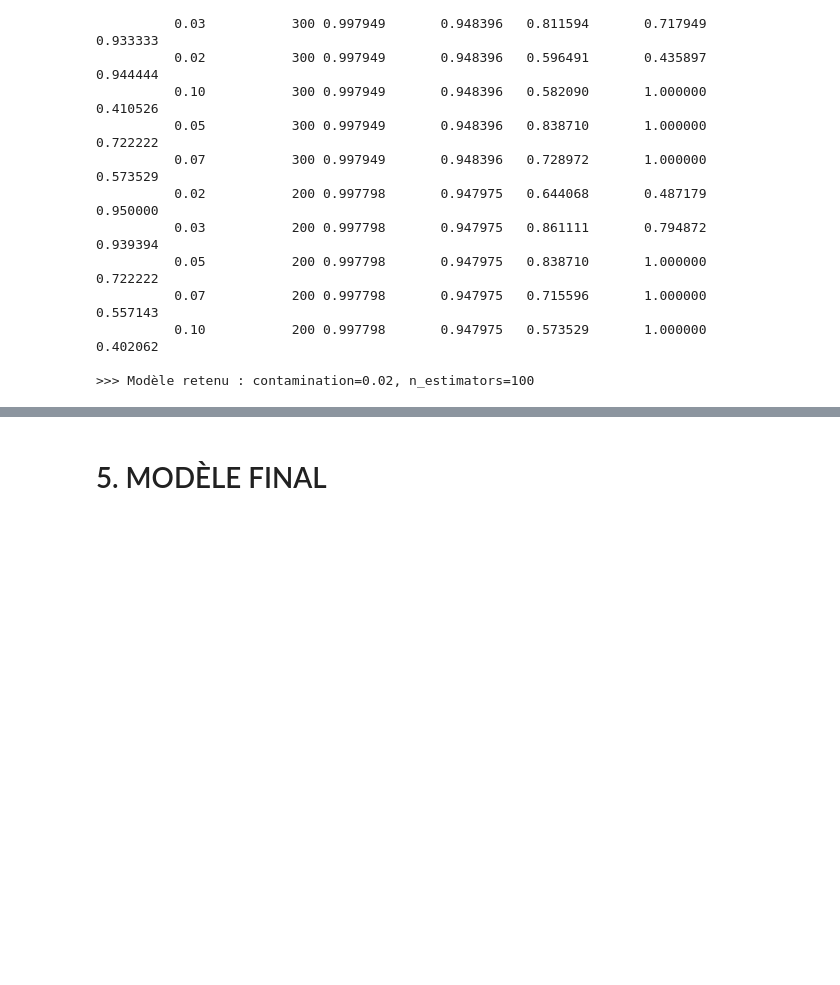
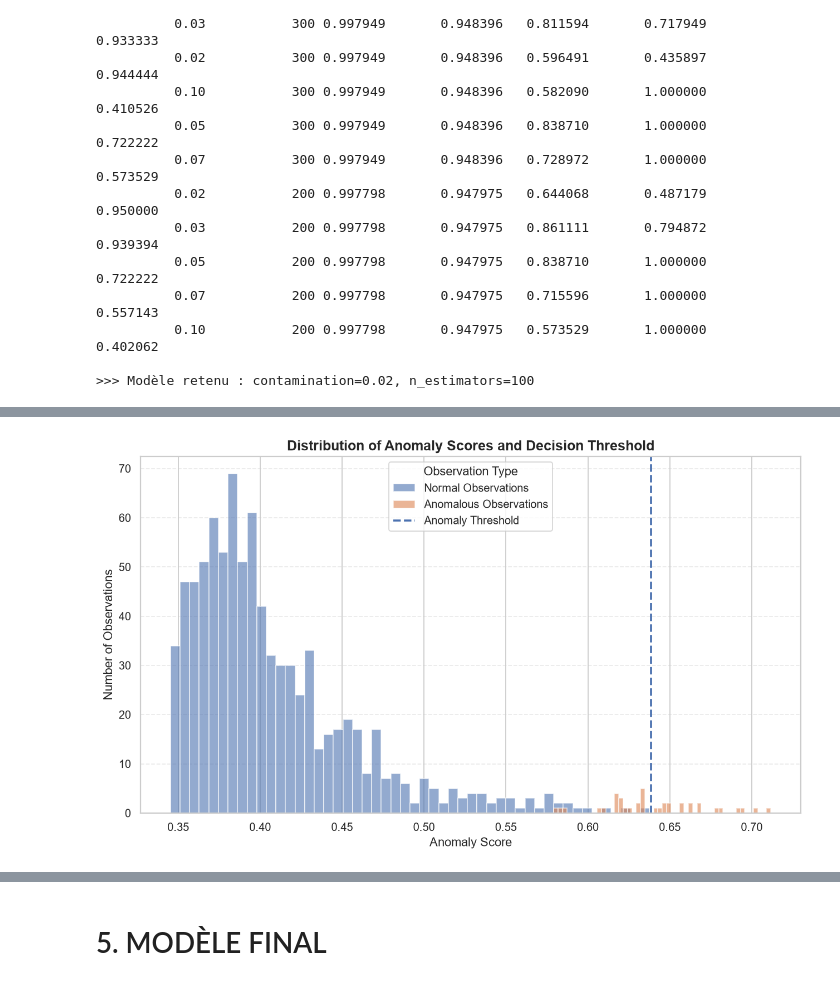
Before and after one commit to majda-soussia/Api-anomaly-detection, a Jupyter notebook: ML/isolation_forest_unsupervised.ipynb, the cells around one changed output, grey strips where cells are left out. Drawn from its saved outputs; the diff is of its cells as text; code cells hidden in the pictures; blank space fills up the shorter version.

```diff
--- a/ML/isolation_forest_unsupervised.ipynb
+++ b/ML/isolation_forest_unsupervised.ipynb
@@ -146,0 +165,49 @@ print(f'\n>>> Modèle retenu : contamination={best_cont}, n_estimators={best_n_e
+# %%
+scores = -model.score_samples(X_test)
+
+plt.figure(figsize=(10,6))
+
+plt.hist(
+    scores[y_test_true == 0],
+    bins=50,
+    alpha=0.6,
+    label='Normal Observations'
+)
+
+plt.hist(
+    scores[y_test_true == 1],
+    bins=50,
+    alpha=0.6,
+    label='Anomalous Observations'
+)
+
+plt.axvline(
+    np.percentile(scores, 98),  # contamination = 0.02
+    linestyle='--',
+    linewidth=2,
+    label='Anomaly Threshold'
+)
+
+plt.title(
+    'Distribution of Anomaly Scores and Decision Threshold',
+    fontsize=14,
+    fontweight='bold'
+)
+
+plt.xlabel(
+    'Anomaly Score',
+    fontsize=12
+)
+
+plt.ylabel(
+    'Number of Observations',
+    fontsize=12
+)
+
+plt.legend(title='Observation Type')
+plt.grid(axis='y', linestyle='--', alpha=0.4)
+
+plt.tight_layout()
+plt.show()
+# %% [output]
+[figure, added]
```
Also changed, not shown: parts of 2 cells of this notebook, 1 other file.
